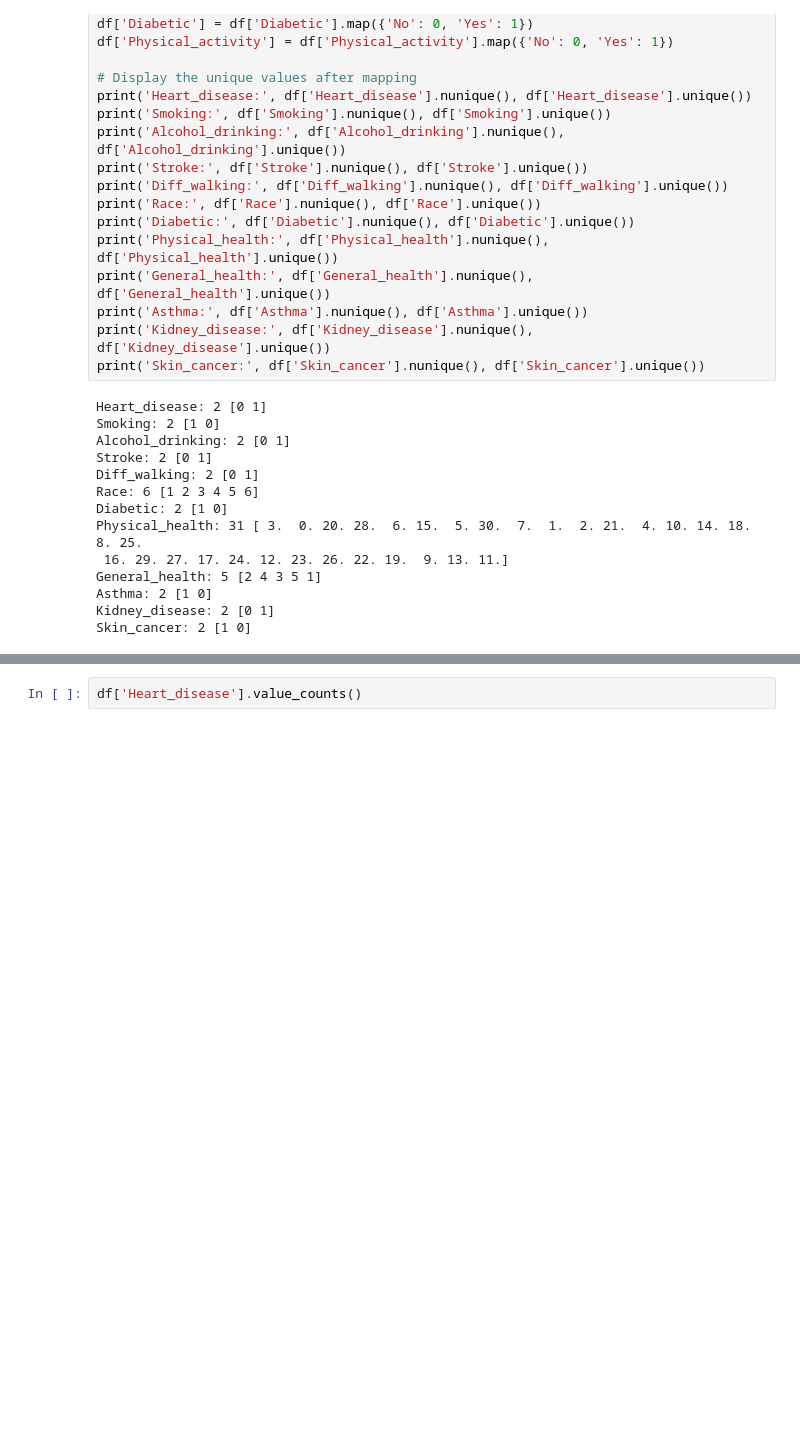
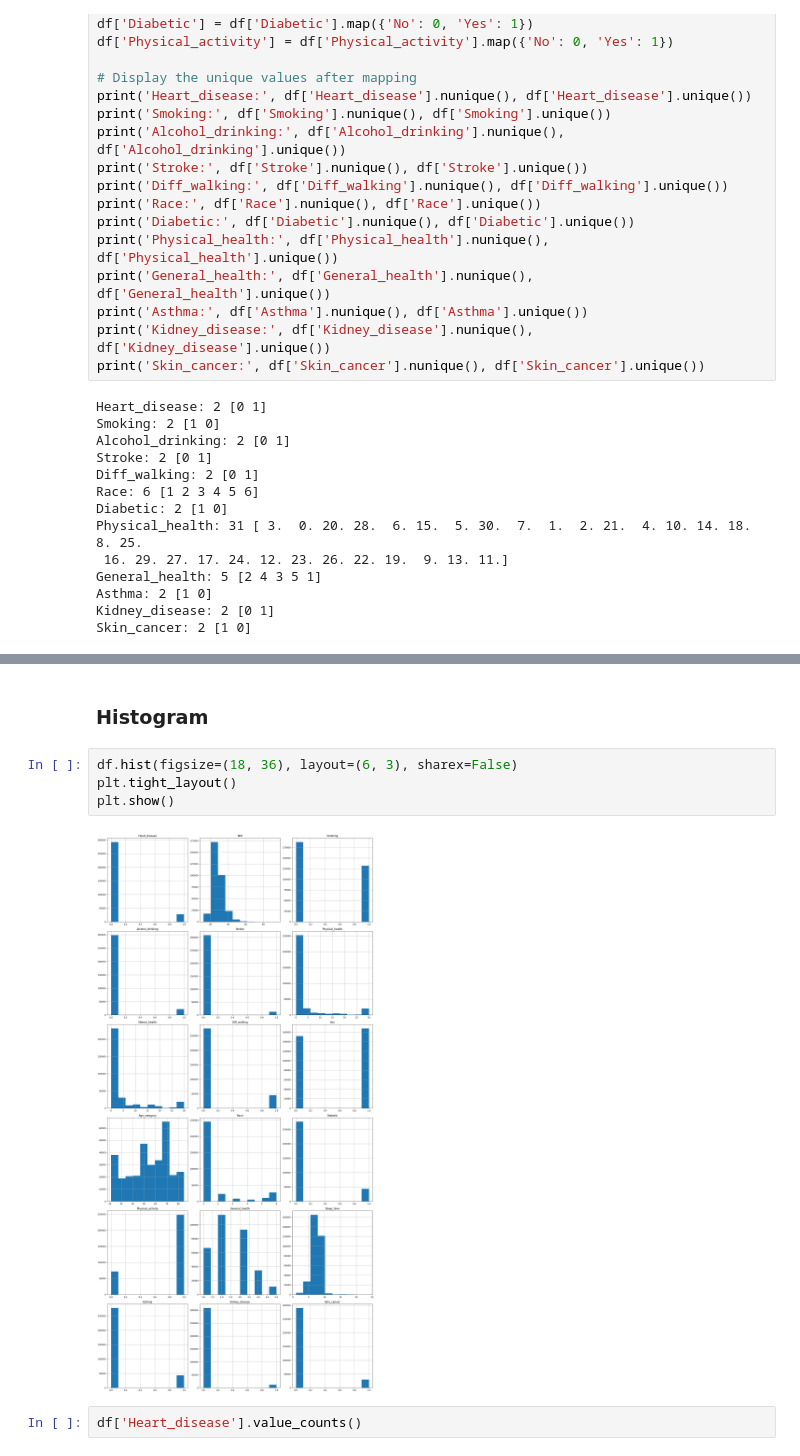
Before and after one commit to BivekChaudhary876/heart_disease_prediction, a Jupyter notebook: Untitled.ipynb, the cells around one changed output, grey strips where cells are left out. Saved outputs shown, nothing was run; the diff lists cells and outputs as text; blank space fills up the shorter version.

```diff
--- a/Untitled.ipynb
+++ b/Untitled.ipynb
@@ -349,3 +359,11 @@ Skin_cancer: 2 [1 0]
+# %% [markdown]
+### Histogram
+# %%
+df.hist(figsize=(18, 36), layout=(6, 3), sharex=False)
+plt.tight_layout()
+plt.show()
+# %% [output]
+[figure, new version]
 # %%
 df['Heart_disease'].value_counts()
 # %% [output]
```
Also changed, not shown: parts of 11 cells of this notebook.
